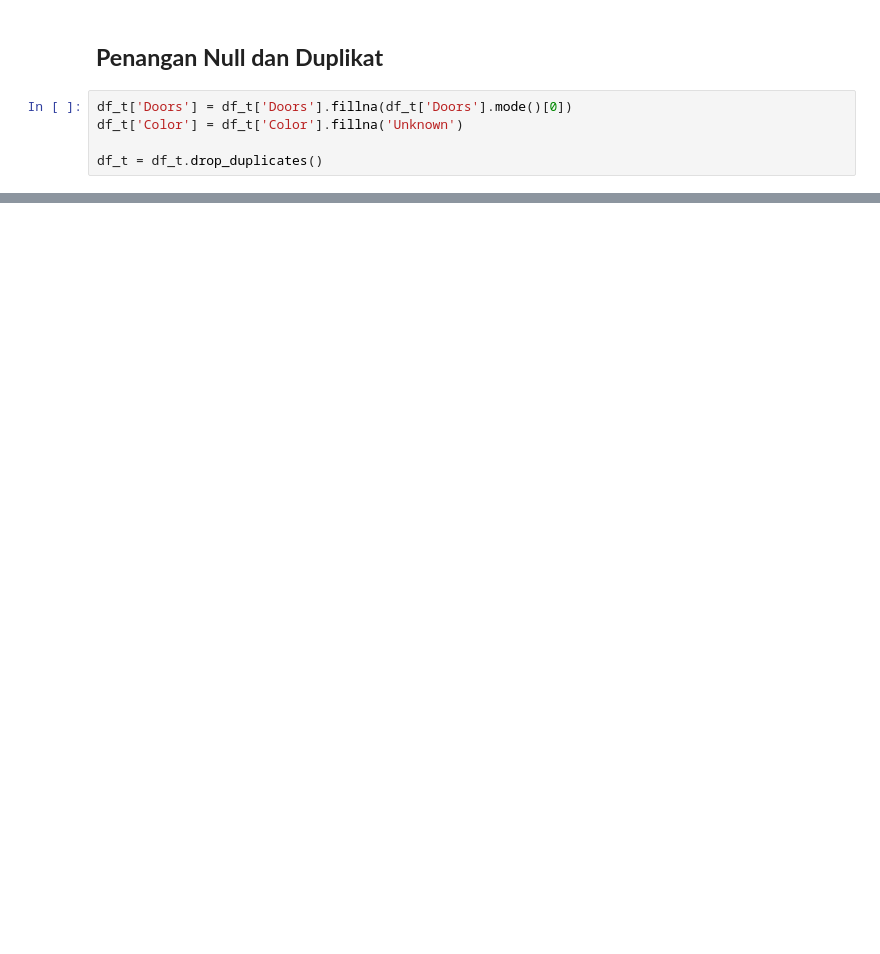
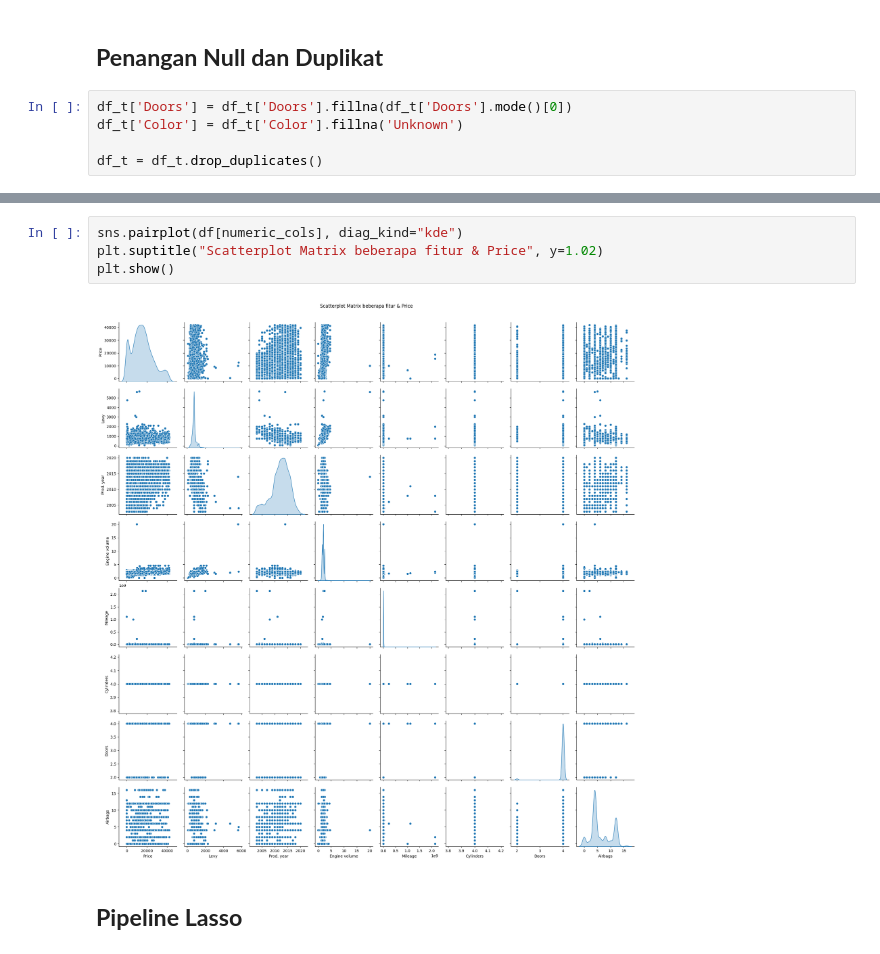
Before and after one commit to dionisioraditya/ProjekUASML_CatBoost, a Jupyter notebook: Notebook[1]_Regresi_CatBoost.ipynb, the cells around one changed output, grey strips where cells are left out. Saved outputs shown, nothing was run; the diff lists cells and outputs as text; blank space fills up the shorter version.

```diff
--- a/Notebook[1]_Regresi_CatBoost.ipynb
+++ b/Notebook[1]_Regresi_CatBoost.ipynb
@@ -245,0 +348,8 @@ Duplikat: 0
+# %%
+sns.pairplot(df[numeric_cols], diag_kind="kde")
+plt.suptitle("Scatterplot Matrix beberapa fitur & Price", y=1.02)
+plt.show()
+# %% [output]
+[figure, added]
+# %% [markdown]
+## **Pipeline Lasso**
```
Also changed, not shown: parts of 20 cells of this notebook.
